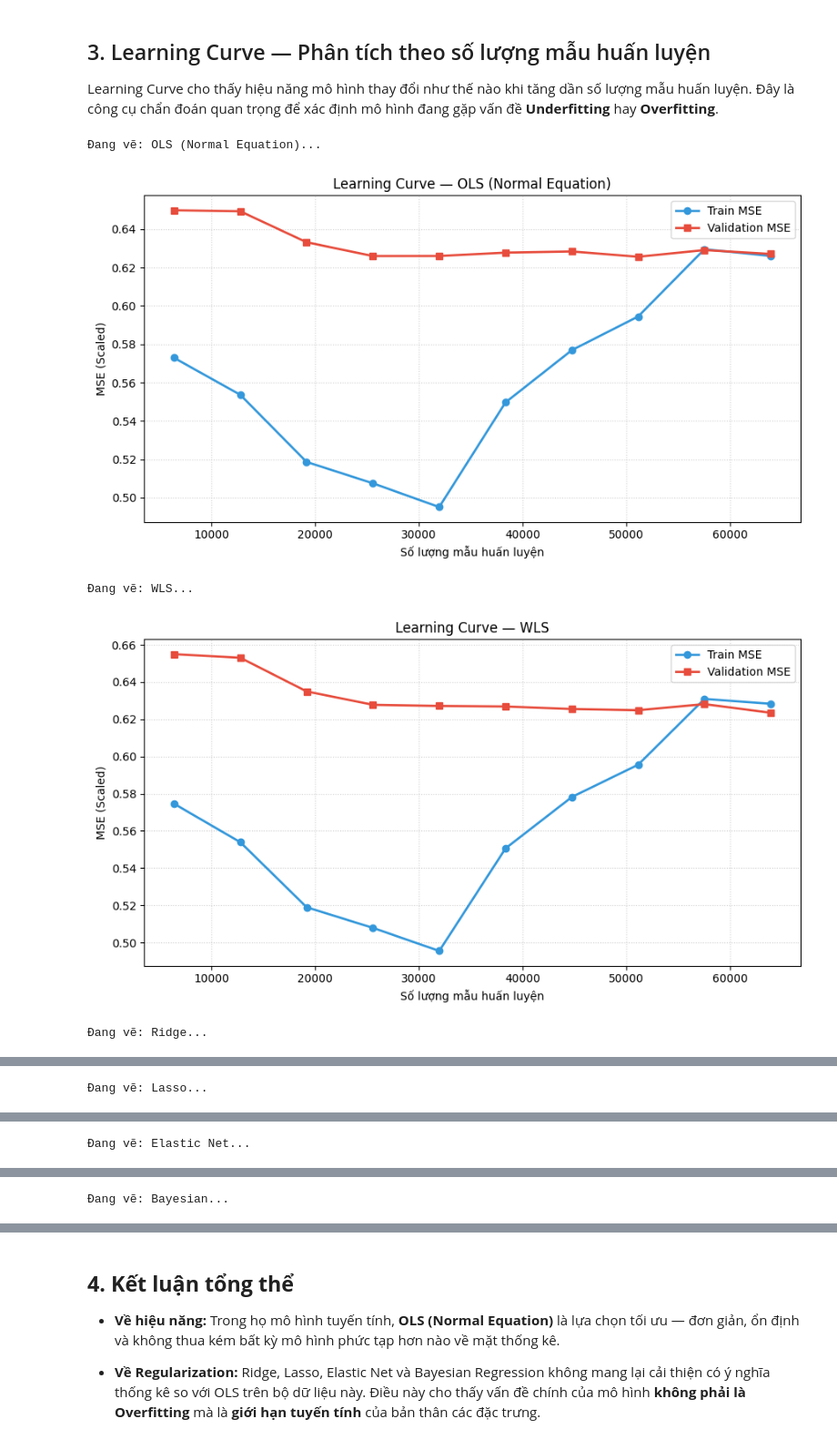
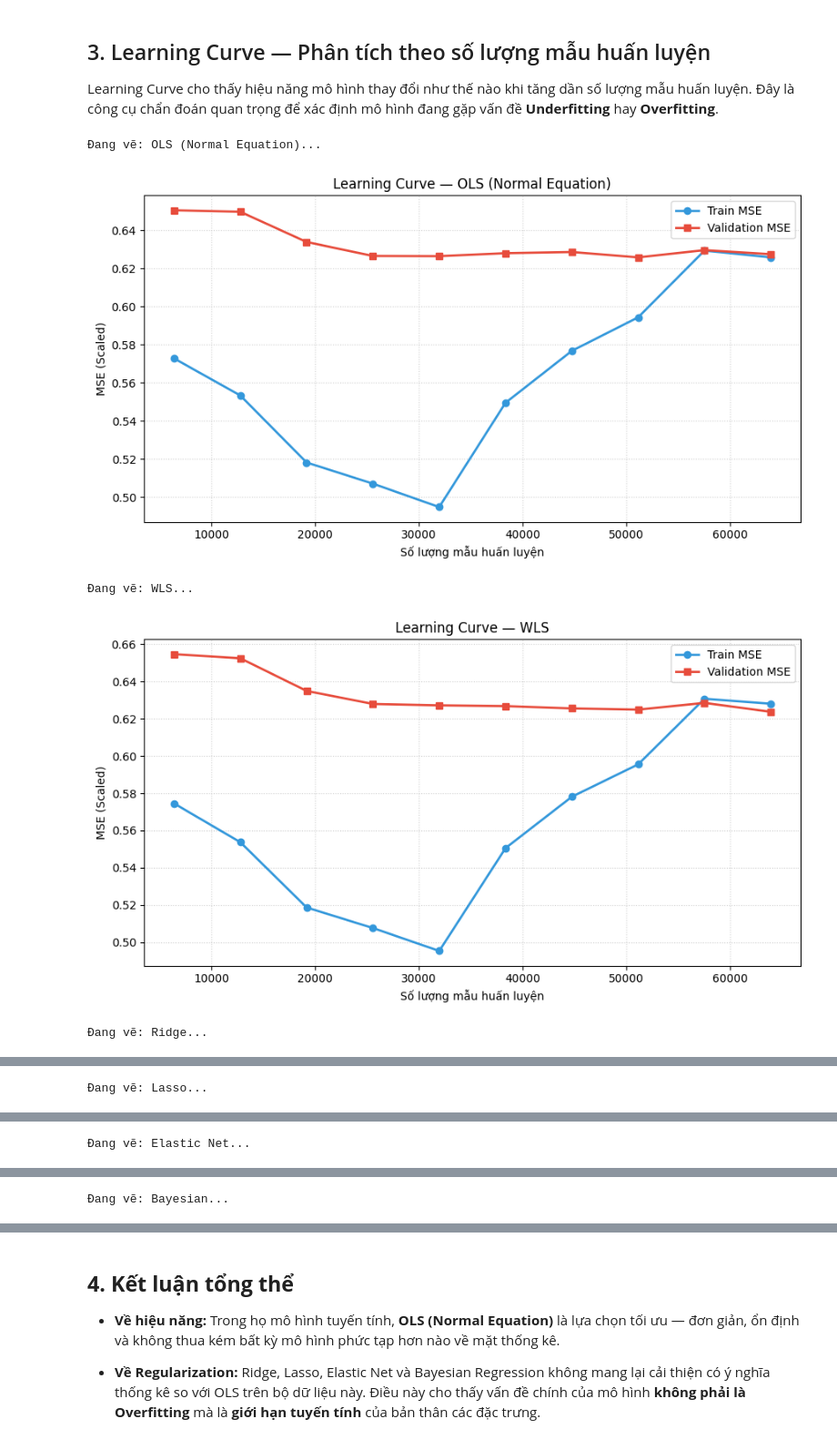
Before and after one commit to conluoi123/Machine-Learning---Project-1-, a Jupyter notebook: code/Part1_Regression/models.ipynb, the cells around one changed output, grey strips where cells are left out. Shown at 91% size. Saved outputs shown, nothing was run; the diff lists cells and outputs as text; code cells hidden in the pictures.

```diff
--- a/code/Part1_Regression/models.ipynb
+++ b/code/Part1_Regression/models.ipynb
@@ -2552,7 +2485,7 @@ def manual_kfold_cv(model_class, model_kwargs, X, y, n_splits=10,
         if isinstance(pred, tuple):
             pred = pred[0]
 
-        mse_scores.append(mean_squared_error(y_v, pred.flatten()))
+        mse_scores.append(mse_score(y_v, pred.flatten()))
 
     return np.array(mse_scores)
 
@@ -2580,6 +2513,9 @@ cv_configs = {
     "Bayesian":        (BayesianRegression, {"alpha": model_bayesian.alpha, "beta": model_bayesian.beta}, None),
 }
 
+X_cv = X_train_9.to_numpy()
+y_cv = y_train
+
 cv_results = {}
 print("Đang chạy 10-fold CV thủ công...")
 for name, (cls, kwargs, fit_fn) in cv_configs.items():
@@ -2747,43 +2683,47 @@ def plot_learning_curve(model_class, model_kwargs, X_train, y_train,
         if isinstance(pred_train, tuple): pred_train = pred_train[0]
         if isinstance(pred_val, tuple):   pred_val   = pred_val[0]
 
-        train_mses.append(mean_squared_error(y_sub, pred_train.flatten()))
-        val_mses.append(mean_squared_error(y_val, pred_val.flatten()))
+        train_mses.append(mse_score(y_sub, pred_train.flatten()))
+        val_mses.append(mse_score(y_val, pred_val.flatten()))
 
     sample_counts = (train_sizes * n_total).astype(int)
     plt.figure(figsize=(9, 5))
     plt.plot(sample_counts, train_mses, 'o-', color='#3498db', label='Train MSE', linewidth=2)
     plt.plot(sample_counts, val_mses,   's-', color='#e74c3c', label='Validation MSE', linewidth=2)
     plt.xlabel("Số lượng mẫu huấn luyện")
     plt.ylabel("MSE (Scaled)")
     plt.title(f"Learning Curve — {model_name}")
     plt.legend()
     plt.grid(True, linestyle=':', alpha=0.6)
     plt.tight_layout()
     plt.show()
-    # Không return → không in tuple ra ngoài
+
+X_arr = X_train_9.to_numpy()
+y_arr = y_train
+X_val_arr = X_val_9.to_numpy()
+y_val_arr = y_val
 
 # Danh sách tất cả mô hình
 lc_configs = [
     (NormalEquationRegression, {},  None,        "OLS (Normal Equation)"),
     (WeightedLeastSquaresRegression, {}, wls_fit_fn, "WLS"),
     (CustomRidgeRegression,   {"alpha": ridge_model.alpha},  None, "Ridge"),
     (CustomLassoRegression,   {"alpha": lasso_model.alpha},  None, "Lasso"),
     (CustomElasticNet, {"lambda1": model_en.lambda1, "lambda2": model_en.lambda2}, None, "Elastic Net"),
     (BayesianRegression, {"alpha": model_bayesian.alpha, "beta": model_bayesian.beta}, None, "Bayesian"),
 ]
 
 for cls, kwargs, fit_fn, name in lc_configs:
     print(f"Đang vẽ: {name}...")
     plot_learning_curve(
         cls, kwargs,
         X_arr, y_arr, X_val_arr, y_val_arr,
         model_name=name,
         custom_fit_fn=fit_fn
     )
 # %% [output]
 Đang vẽ: OLS (Normal Equation)...
-[figure, old version]
+[figure, new version]
 Đang vẽ: WLS...
 [figure]
 Đang vẽ: Ridge...
```
Also changed, not shown: parts of 31 cells of this notebook, 13 other files.
